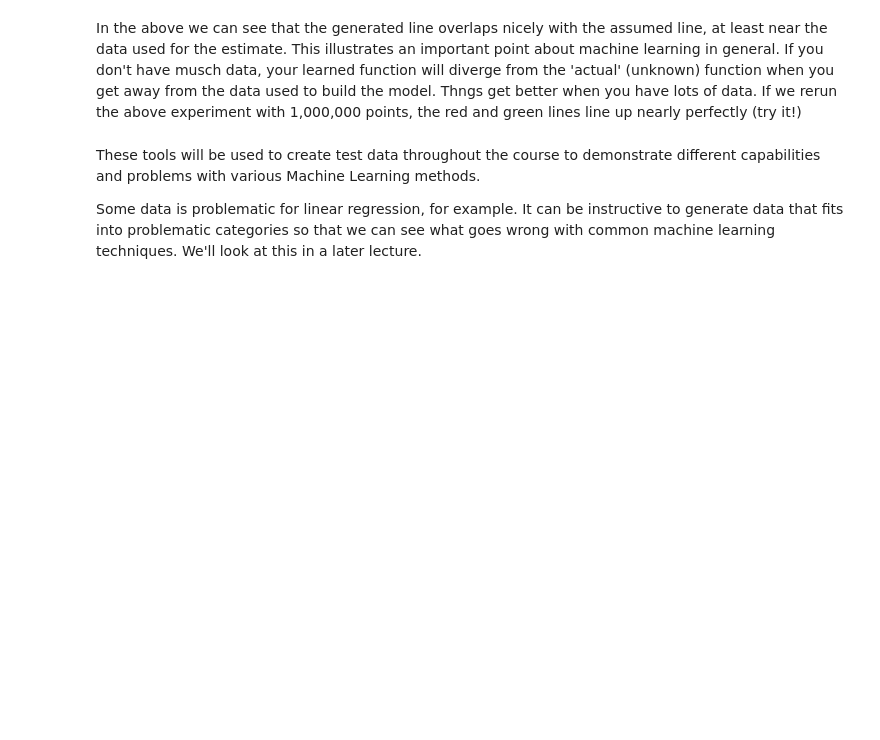
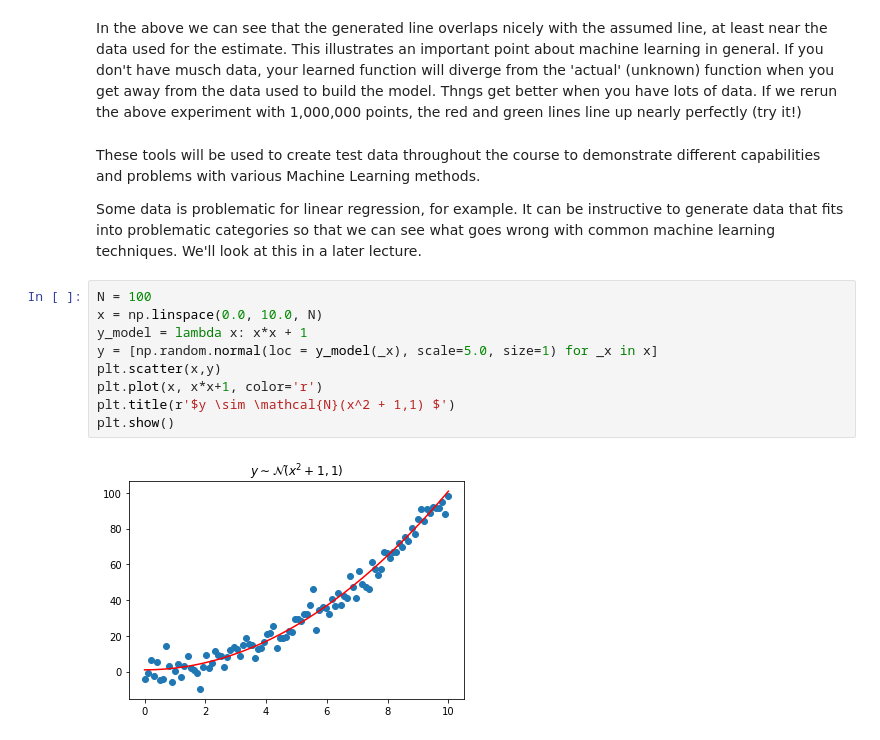
Before and after one commit to JoeDumoulin/CSCD439F17, a Jupyter notebook: notebooks/ML-Generating Sample Data.ipynb, the cells around one changed output. Cells and saved outputs as stored; diff of their text form; blank space fills up the shorter version.

Commit message:
added model checking notebook.

```diff
--- a/notebooks/ML-Generating Sample Data.ipynb
+++ b/notebooks/ML-Generating Sample Data.ipynb
@@ -167,3 +167,14 @@ In the above we can see that the generated line overlaps nicely with the assumed
 These tools will be used to create test data throughout the course to demonstrate different capabilities and problems with various Machine Learning methods.
 
 Some data is problematic for linear regression, for example.  It can be instructive to generate data that fits into problematic categories so that we can see what goes wrong with common machine learning techniques. We'll look at this in a later lecture.
+# %%
+N = 100
+x = np.linspace(0.0, 10.0, N)
+y_model = lambda x: x*x + 1
+y = [np.random.normal(loc = y_model(_x), scale=5.0, size=1) for _x in x]
+plt.scatter(x,y)
+plt.plot(x, x*x+1, color='r')
+plt.title(r'$y \sim \mathcal{N}(x^2 + 1,1) $')
+plt.show()
+# %% [output]
+[figure, added]
```
Also changed, not shown: parts of 1 cell of this notebook, 3 other files.
